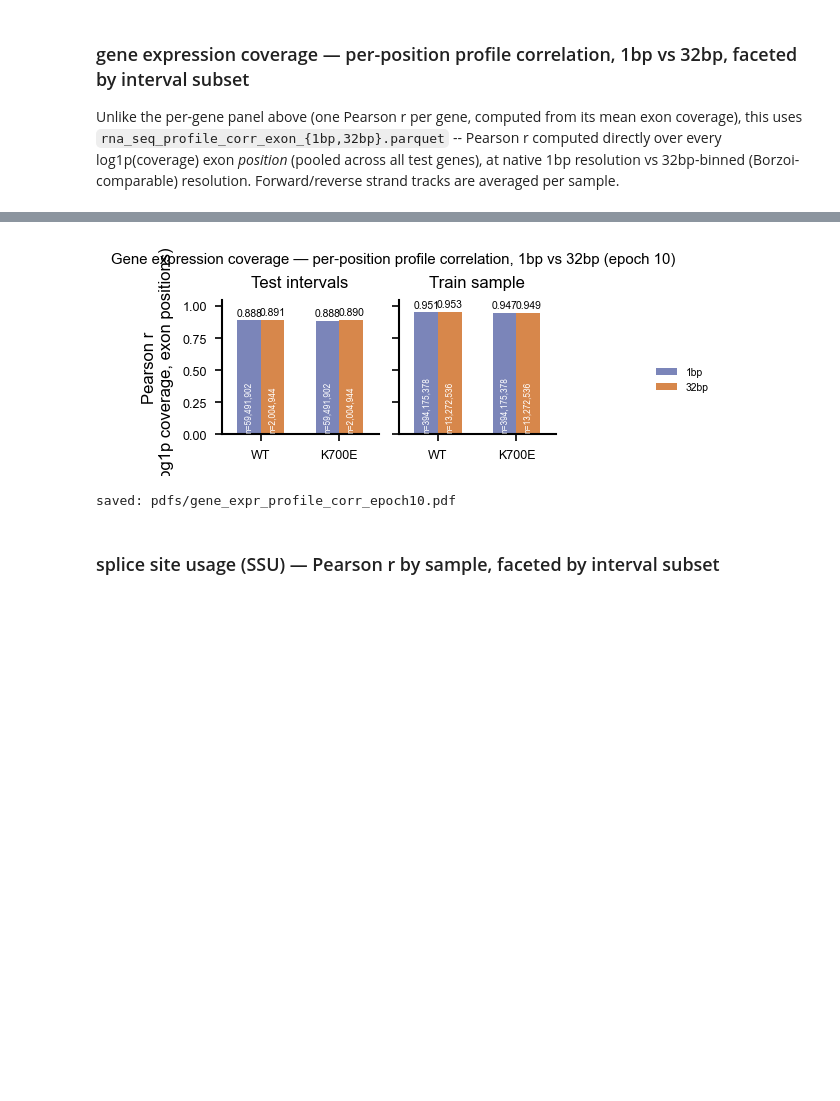
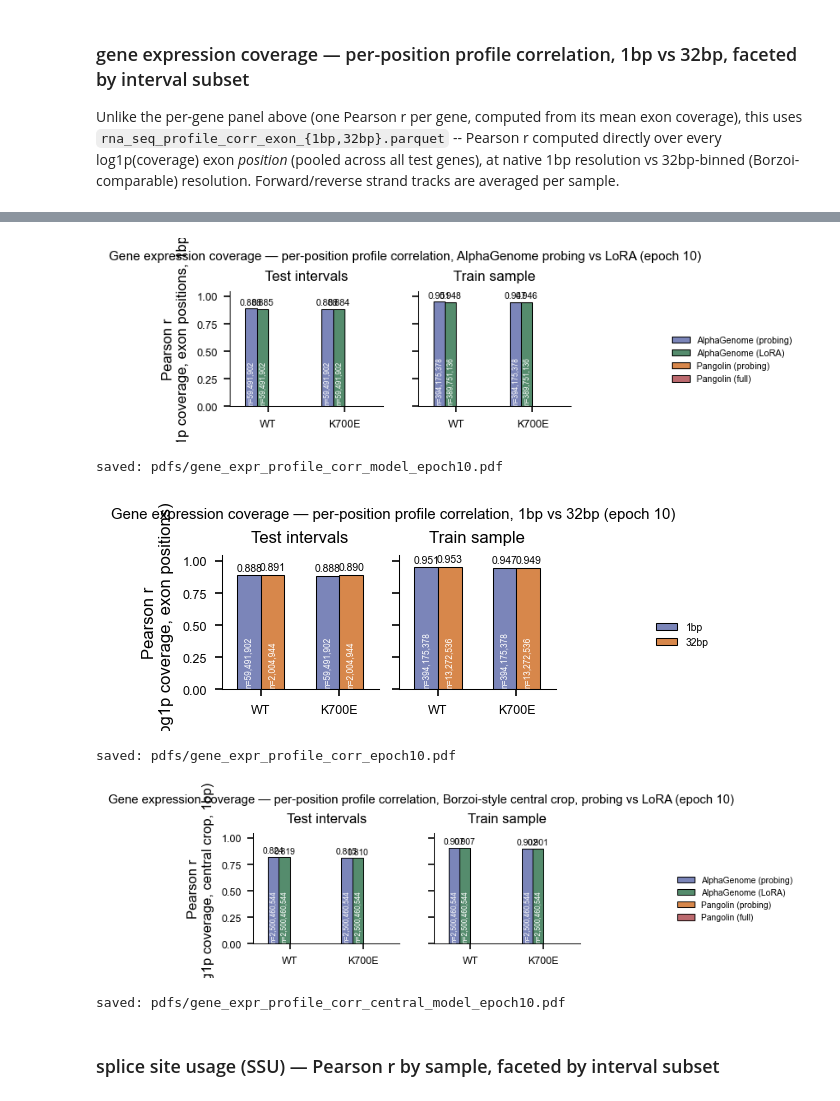
Before and after one commit to MiqG/alphagenome_finetuning_rna, a Jupyter notebook: figures/paper.ipynb, the cells around one changed output, grey strips where cells are left out. Cells and saved outputs as stored; diff of their text form; code cells hidden in the pictures; blank space fills up the shorter version.

```diff
--- a/figures/paper.ipynb
+++ b/figures/paper.ipynb
@@ -218,15 +253,20 @@ def profile_corr_rows(pred_dir, scope, resolution_label):
     return rows
 
 
-PROFILE_SCOPE = "exon"  # matches the per-gene exon-mean panel above; "full" also available (whole test interval)
+PROFILE_SCOPES = ["exon", "central"]  # "exon" matches the per-gene exon-mean panel above;
+                                       # "central" is the Borzoi-style central crop (also new); "full" is also available
 
 records = []
-for subset in SUBSETS:
-    pred_dir = os.path.join(EVAL_DIR, RUN_NAME, "epoch{}".format(EPOCH), subset, "predictions")
-    for res_label in ["1bp", "32bp"]:
-        for row in profile_corr_rows(pred_dir, PROFILE_SCOPE, res_label):
-            row["subset"] = subset
-            records.append(row)
+for model_label, (eval_dir, run_name) in AG_RUNS.items():
+    for subset in SUBSETS:
+        pred_dir = os.path.join(eval_dir, run_name, "epoch{}".format(EPOCH), subset, "predictions")
+        for scope in PROFILE_SCOPES:
+            for res_label in ["1bp", "32bp"]:
+                for row in profile_corr_rows(pred_dir, scope, res_label):
+                    row["subset"] = subset
+                    row["model"] = model_label
+                    row["scope"] = scope
+                    records.append(row)
 
 profile_metrics = pd.DataFrame(records)
 profile_metrics["subset_label"] = profile_metrics["subset"].map(SUBSET_LABELS)
@@ -244,15 +292,37 @@ print(profile_metrics)
 # %%
 plot_pearson_bars(
-    data=profile_metrics,
+    data=profile_metrics[(profile_metrics["scope"] == "exon") & (profile_metrics["resolution"] == "1bp")],
+    title="Gene expression coverage — per-position profile correlation, AlphaGenome probing vs LoRA (epoch {})".format(EPOCH),
+    outfile=os.path.join(OUTPUT_DIR, "gene_expr_profile_corr_model_epoch{}.pdf".format(EPOCH)),
+    ylabel="Pearson r\n(log1p coverage, exon positions, 1bp)",
+    hue="model",
+    palette=PAL_MODELS,
+)
+
+plot_pearson_bars(
+    data=profile_metrics[(profile_metrics["scope"] == "exon") & (profile_metrics["model"] == "AlphaGenome (probing)")],
     title="Gene expression coverage — per-position profile correlation, 1bp vs 32bp (epoch {})".format(EPOCH),
     outfile=os.path.join(OUTPUT_DIR, "gene_expr_profile_corr_epoch{}.pdf".format(EPOCH)),
     ylabel="Pearson r\n(log1p coverage, exon positions)",
     hue="resolution",
     palette=PAL_RESOLUTION,
 )
+
+plot_pearson_bars(
+    data=profile_metrics[(profile_metrics["scope"] == "central") & (profile_metrics["resolution"] == "1bp")],
+    title="Gene expression coverage — per-position profile correlation, Borzoi-style central crop, probing vs LoRA (epoch {})".format(EPOCH),
+    outfile=os.path.join(OUTPUT_DIR, "gene_expr_profile_corr_central_model_epoch{}.pdf".format(EPOCH)),
+    ylabel="Pearson r\n(log1p coverage, central crop, 1bp)",
+    hue="model",
+    palette=PAL_MODELS,
+)
 # %% [output]
-[figure, old version]
+[figure, new version]
-saved: pdfs/gene_expr_profile_corr_epoch10.pdf
+saved: pdfs/gene_expr_profile_corr_model_epoch10.pdf
+[figure, added]
+saved: pdfs/gene_expr_profile_corr_epoch10.pdf
+[figure, added]
+saved: pdfs/gene_expr_profile_corr_central_model_epoch10.pdf
 # %% [markdown]
 ### splice site usage (SSU) — Pearson r by sample, faceted by interval subset
 # %%
```
Also changed, not shown: parts of 30 cells of this notebook, 6 other files.
